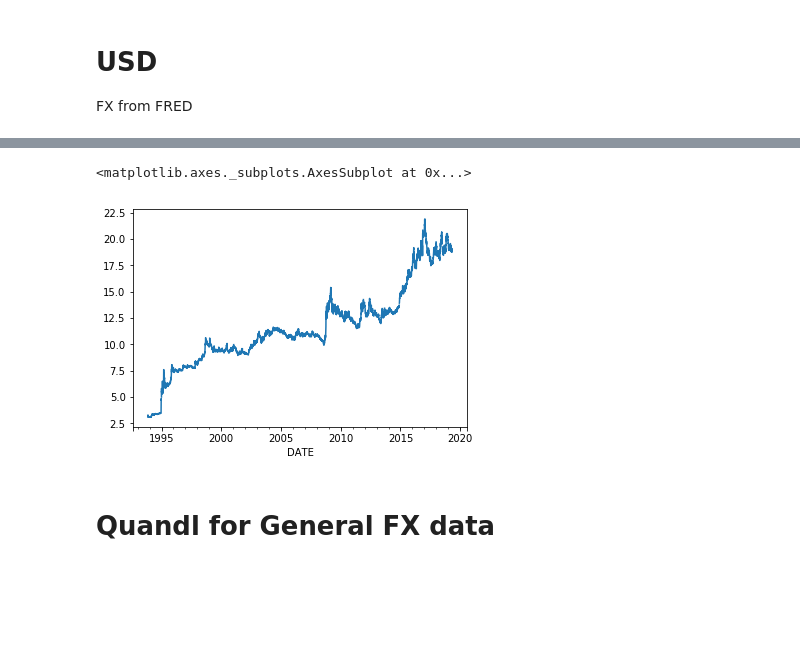
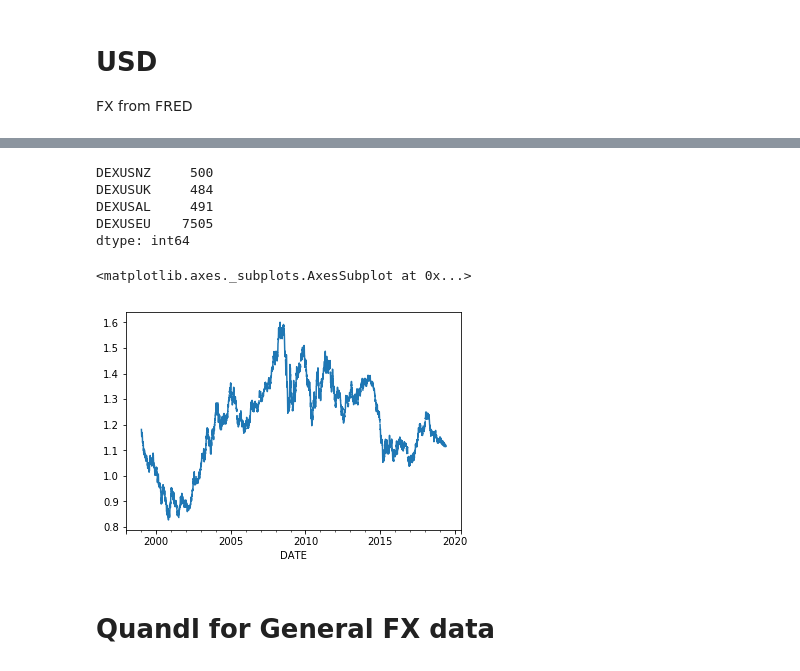
Before and after one commit to lauraperge/blackbox-trading-CNN, a Jupyter notebook: data/Trial Data Retrieval.ipynb, the cells around one changed output, grey strips where cells are left out. Drawn from its saved outputs; the diff is of its cells as text; code cells hidden in the pictures; blank space fills up the shorter version.

Commit message:
new data

```diff
--- a/data/Trial Data Retrieval.ipynb
+++ b/data/Trial Data Retrieval.ipynb
@@ -115,12 +92,12 @@ plt.plot(close['^N225'].dropna())
 # USD
 FX from FRED
 # %%
-# Define the instruments to download. We would like to see JPYUSD,CHYUSD, CADUSD, USDGBP, SKoreanUSD, MXNUSD,BRZUSD,USDAUS
-tickers = ['DEXJPUS', 'DEXCHUS', 'DEXCAUS', 'DEXUSUK', 'DEXKOUS', 'DEXMXUS', 'DEXBZUS', 'DEXUSAL']
+# Define the instruments to download. We would like to see JPYUSD,DKKUSD, CADUSD, USDGBP, KRWUSD, MXNUSD,BRZUSD,USDAUD, USDEUR
+tickers = ['DEXUSNZ','DEXUSUK', 'DEXUSAL','DEXUSEU']
 # %%
 # We would like all available data from 01/01/1970 until 05/01/2019.
 start_date = '1970-01-02'
-end_date = '2019-05-01'
+end_date = '2019-06-07'
 # %%
 # User pandas_reader.data.DataReader to load the desired data. As simple as that.
 panel_data = data.DataReader(tickers, 'fred', start_date, end_date)
@@ -137,5 +126,13 @@ panel_data.head()
+# %%
+panel_data.isnull().sum()
+# %% [output]
+DEXUSNZ     500
+DEXUSUK     484
+DEXUSAL     491
+DEXUSEU    7505
+dtype: int64
 # %%
-panel_data.DEXMXUS.plot()
+panel_data.DEXUSEU.plot()
 # %% [output]
 <matplotlib.axes._subplots.AxesSubplot at 0x...>
-[figure, old version]
+[figure, new version]
```
Also changed, not shown: parts of 6 cells of this notebook, 56 other files.
